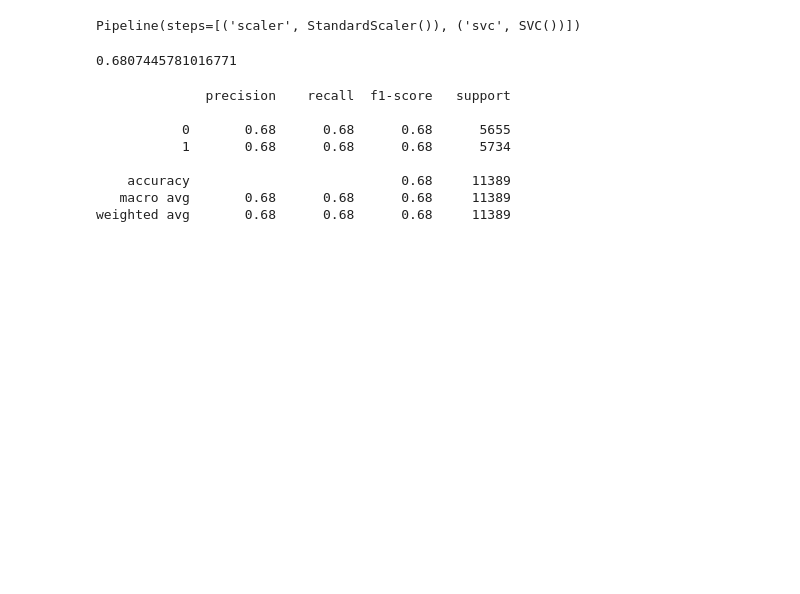
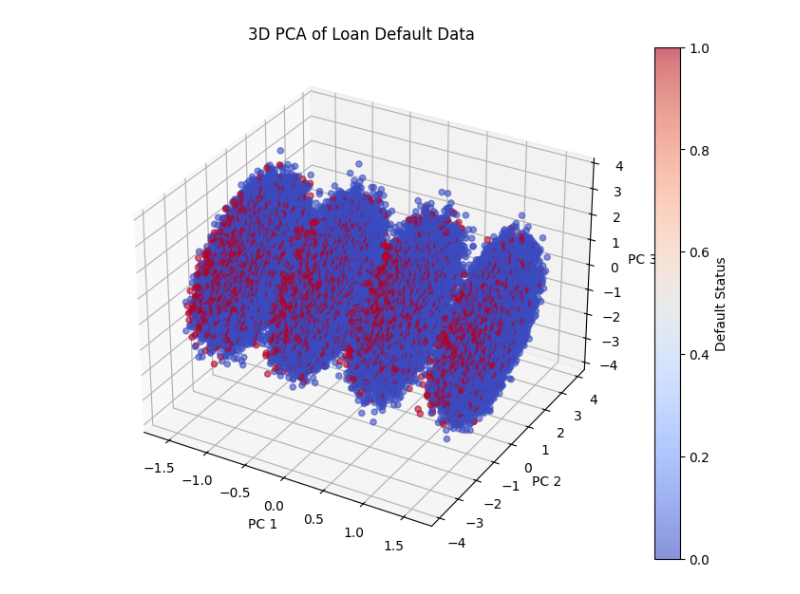
Before and after one commit to okmpatel/Ami_FinalProject, a Jupyter notebook: svm.ipynb, the cells around one changed output. Cells and saved outputs as stored; diff of their text form; code cells hidden in the pictures; blank space fills up the shorter version.

```diff
--- a/svm.ipynb
+++ b/svm.ipynb
@@ -11,5 +15,6 @@ from sklearn.metrics import confusion_matrix, ConfusionMatrixDisplay
 # %%
-dataSet = pandas.read_csv("data/encoded_loan_data_train.csv")
+dataSet = pandas.read_csv("data/encoed_Loan_Default.csv")
+# dataSet = pandas.read_csv("data/encoded_loan_data_train.csv")
 # %%
 dataSet = dataSet.drop(columns= "LoanID")
 # %%
@@ -21,9 +26,10 @@ Default
 Name: count, dtype: int64
 # %%
-hasDefault = dataSet[dataSet["Default"] == 1]
-noDefault = dataSet[dataSet["Default"] == 0]
+# Not using it anymore
+# hasDefault = dataSet[dataSet["Default"] == 1]
+# noDefault = dataSet[dataSet["Default"] == 0]
 
-balaced_noDefault = resample(noDefault, replace=False, n_samples=len(hasDefault), random_state=1000,)
+# balaced_noDefault = resample(noDefault, replace=False, n_samples=len(hasDefault), random_state=1000,)
 
-dataSet = pandas.concat([balaced_noDefault, hasDefault])
-print(dataSet["Default"].value_counts())
+# dataSet = pandas.concat([balaced_noDefault, hasDefault])
+# print(dataSet["Default"].value_counts())
@@ -37,6 +38,13 @@ x = dataSet.drop(columns=["Default"])
 y = dataSet["Default"]
 # %%
 x_train, x_test, y_train, y_test = train_test_split(x, y, test_size=0.2, random_state=42)
+# %%
+columnsToScale = ["Age","Income","LoanAmount",
+                  "CreditScore","MonthsEmployed",
+                  "NumCreditLines","InterestRate"
+                  ,"LoanTerm","DTIRatio"]
 # %%
-# saler =StandardScaler()
-# print(saler.fit_transform(dataSet[['Age']]))
+scaler = StandardScaler()
+# x[columnsToScale]= scaler.fit_transform(x[columnsToScale])
+x_train.loc[:, columnsToScale] = scaler.fit_transform(x_train[columnsToScale])
+x_test.loc[:, columnsToScale] = scaler.transform(x_test[columnsToScale])
@@ -43 +71,19 @@ x_train, x_test, y_train, y_test = train_test_split(x, y, test_size=0.2, random_
+# %%
+pca3 = PCA(n_components = 3)
+x_pca3 = pca3.fit_transform(x_train)
+
+fig = plt.figure(figsize=(10, 7))
+ax = fig.add_subplot(111, projection='3d')
+colormap = plt.cm.get_cmap('coolwarm')
+
+scatter = ax.scatter(x_pca3[:,0], x_pca3[:,1], x_pca3[:,2], c=y_train, cmap=colormap, alpha=0.6)
+
+ax.set_xlabel('PC 1')
+ax.set_ylabel('PC 2')
+ax.set_zlabel('PC 3')
+plt.title('3D PCA of Loan Default Data')
+plt.colorbar(scatter, label='Default Status')
+plt.show()
+# %% [output]
+[figure, added]
 # %%
@@ -56,20 +91,0 @@ svm = Pipeline([('scaler', StandardScaler()),
-# %%
-svm.fit(x_train, y_train)
-# %% [output]
-Pipeline(steps=[('scaler', StandardScaler()), ('svc', SVC())])
-# %%
-svm.score(x_test, y_test)
-# %% [output]
-0.6807445781016771
-# %%
-y_pred = svm.predict(x_test)
-print(classification_report(y_test, y_pred))
-# %% [output]
-              precision    recall  f1-score   support
-
-           0       0.68      0.68      0.68      5655
-           1       0.68      0.68      0.68      5734
-
-    accuracy                           0.68     11389
-   macro avg       0.68      0.68      0.68     11389
-weighted avg       0.68      0.68      0.68     11389
```
Also changed, not shown: parts of 16 cells of this notebook, 1 other file.
